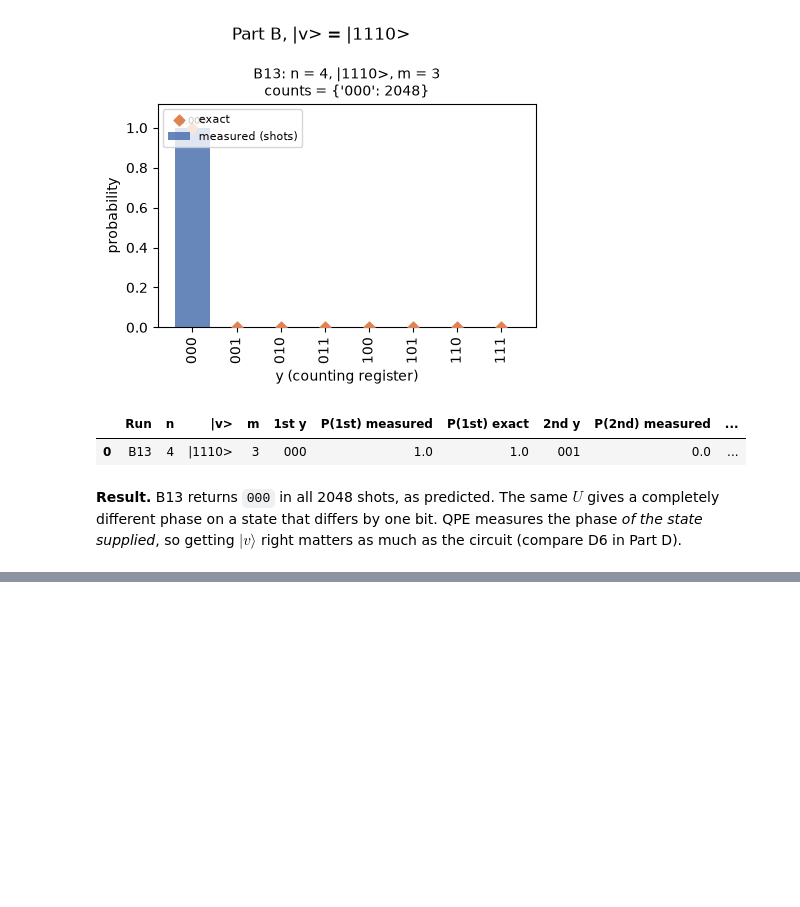
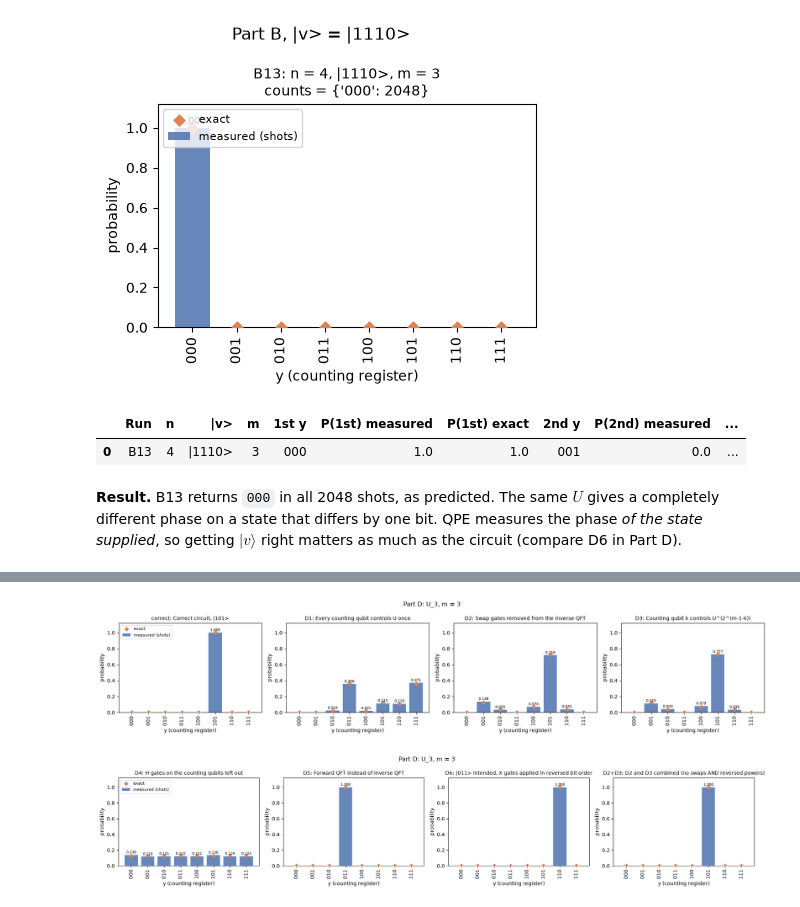
Before and after one commit to ShahVraj27/QAP-Assignment-2, a Jupyter notebook: notebooks/Assignment2_QPE.ipynb, the cells around one changed output, grey strips where cells are left out. Drawn from its saved outputs; the diff is of its cells as text; code cells hidden in the pictures; blank space fills up the shorter version.

```diff
--- a/notebooks/Assignment2_QPE.ipynb
+++ b/notebooks/Assignment2_QPE.ipynb
@@ -676,0 +785,8 @@ table_b13
+# %%
+from qpe.part_d import part_d_runs, part_d_table, qpe_variant, PART_D_VARIANTS
+
+print(inspect.getsource(qpe_variant))
+d_runs = part_d_runs(shots=SHOTS, seed=SEED)
+table_d = part_d_table(d_runs)
+table_d.to_csv(TAB_DIR / "part_d_results.csv", index=False)
+table_d
@@ -676,0 +820,10 @@ table_b13
+# %%
+d_by_id = {r["run"]: r for r in d_runs}
+for ids, name in [(["correct", "D1", "D2", "D3"], "part_d_1"), (["D4", "D5", "D6", "D2+D3"], "part_d_2")]:
+    panels = [{"measured": d_by_id[i]["measured"], "exact": d_by_id[i]["exact"], "m": 3,
+               "title": f"{i}: {PART_D_VARIANTS[i][0]}"} for i in ids]
+    plot_side_by_side(panels, "Part D: U_3, m = 3", FIG_DIR / f"{name}.png")
+    plt.show()
+# %% [output]
+[figure, added]
+[figure, added]
```
Also changed, not shown: parts of 11 cells of this notebook, 14 other files.
